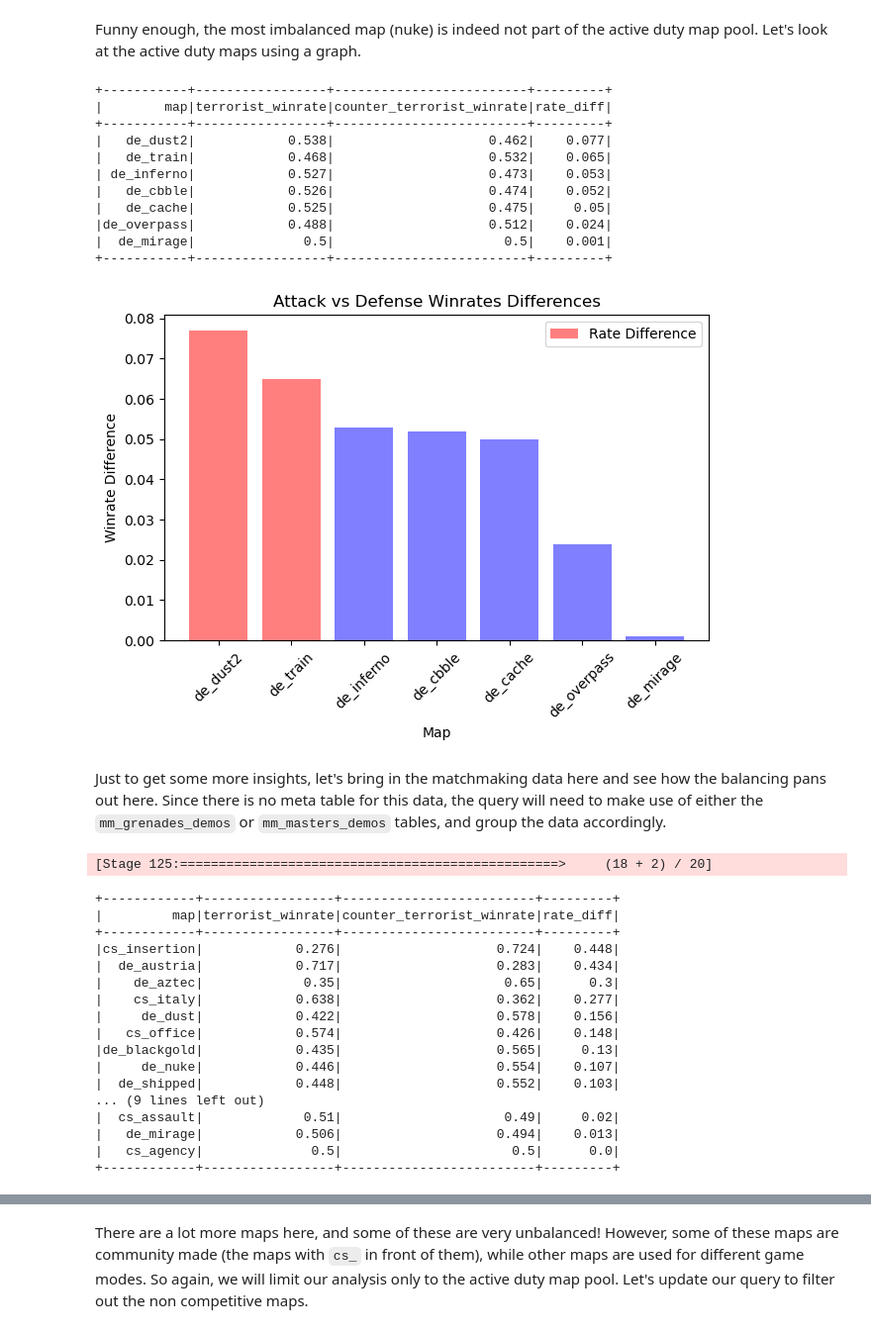
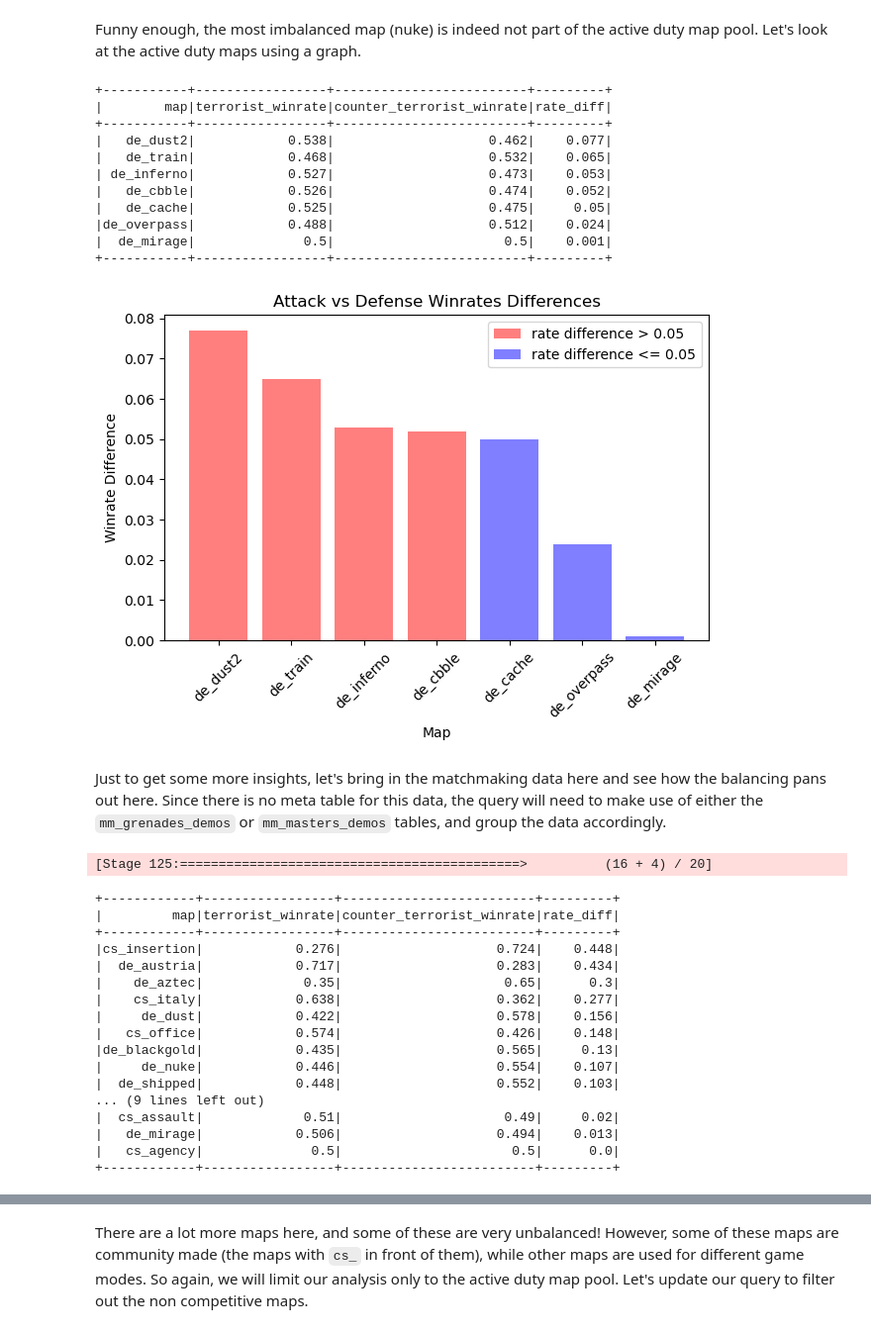
Before and after one commit to ashleyradford/spark-analysis, a Jupyter notebook: csgo_analysis.ipynb, the cells around one changed output, grey strips where cells are left out. Shown at 99% size. Drawn from its saved outputs; the diff is of its cells as text; code cells hidden in the pictures.

```diff
--- a/csgo_analysis.ipynb
+++ b/csgo_analysis.ipynb
@@ -917,65 +924,81 @@ Name: _c0, dtype: object
 Funny enough, the most imbalanced map (nuke) is indeed not part of the active duty map pool. Let's look at the active duty maps using a graph.
 # %%
 # get the attack and defense sided percentages in scrim play
-esea_cmap_rates = spark.sql("SELECT map,\
-                            ROUND(SUM(IF(winner_side = 'Terrorist', 1, 0)) / COUNT(round), 3) AS terrorist_winrate,\
-                            ROUND(SUM(IF(winner_side = 'CounterTerrorist', 1, 0)) / COUNT(round), 3) AS counter_terrorist_winrate,\
-                            ROUND(ABS(SUM(IF(winner_side = 'Terrorist', 1, 0)) / COUNT(round) - SUM(IF(winner_side = 'CounterTerrorist', 1, 0)) / COUNT(round)), 3) AS rate_diff\
-                        FROM meta_table\
-                        WHERE map IN ('de_cache', 'de_cbble', 'de_dust2', 'de_inferno', 'de_mirage', 'de_overpass', 'de_train')\
-                        GROUP BY map\
-                        ORDER BY rate_diff DESC")
+esea_cmap_rates = spark.sql(
+    """SELECT
+        map,
+        ROUND(SUM(IF(winner_side = 'Terrorist', 1, 0)) / COUNT(round), 3) AS terrorist_winrate,
+        ROUND(SUM(IF(winner_side = 'CounterTerrorist', 1, 0)) / COUNT(round), 3) AS counter_terrorist_winrate,
+        ROUND(ABS(SUM(IF(winner_side = 'Terrorist', 1, 0)) / COUNT(round) - SUM(IF(winner_side = 'CounterTerrorist', 1, 0)) / COUNT(round)), 3) AS rate_diff
+    FROM
+        meta_table
+    WHERE
+        map IN ('de_cache', 'de_cbble', 'de_dust2', 'de_inferno', 'de_mirage', 'de_overpass', 'de_train')
+    GROUP BY
+        map
+    ORDER BY
+        rate_diff DESC""")
 esea_cmap_rates.show()
 
+# some set up
+esea_cmap_rates_pd = esea_cmap_rates.toPandas()
+maps = esea_cmap_rates_pd['map']
+rate_diff = esea_cmap_rates_pd['rate_diff']
+colors = ['blue' if x <= 0.05 else 'red' for x in esea_cmap_rates_pd['rate_diff']]
+
 # plot the data as a bar graph
-esea_cmap_rates_pd = esea_cmap_rates.toPandas()
-plt.bar(esea_cmap_rates_pd['map'], esea_cmap_rates_pd['rate_diff'], label='Rate Difference',
-        alpha=0.5, color=['blue' if x <= 0.06 else 'red' for x in esea_cmap_rates_pd['rate_diff']])
+bars = plt.bar(maps, rate_diff, alpha=0.5, color=colors)
 
 # customize the plot
 plt.xlabel('Map')
 plt.ylabel('Winrate Difference')
 plt.title('Attack vs Defense Winrates Differences')
 plt.xticks(rotation=45)
-plt.legend()
+
+# create custom legend handles and labels
+handles = [bars[0], bars[-1]]
+labels = ['rate difference > 0.05', 'rate difference <= 0.05']
+plt.legend(handles, labels)
 
 # display the plot
 plt.tight_layout()
 plt.show()
 # %% [output]
 +-----------+-----------------+-------------------------+---------+
 |        map|terrorist_winrate|counter_terrorist_winrate|rate_diff|
 +-----------+-----------------+-------------------------+---------+
 |   de_dust2|            0.538|                    0.462|    0.077|
 |   de_train|            0.468|                    0.532|    0.065|
 | de_inferno|            0.527|                    0.473|    0.053|
 |   de_cbble|            0.526|                    0.474|    0.052|
 |   de_cache|            0.525|                    0.475|     0.05|
 |de_overpass|            0.488|                    0.512|    0.024|
 |  de_mirage|              0.5|                      0.5|    0.001|
 +-----------+-----------------+-------------------------+---------+
-[figure, old version]
+[figure, new version]
 # %% [markdown]
 Just to get some more insights, let's bring in the matchmaking data here and see how the balancing pans out here. Since there is no meta table for this data, the query will need to make use of either the `mm_grenades_demos` or `mm_masters_demos` tables, and group the data accordingly.
 # %%
 # get the attack and defense sided percentages in ranked play
 mm_map_rates = spark.sql(
-    "SELECT\
-        round_data.map,\
-        ROUND(SUM(IF(round_data.winner_side = 'Terrorist', 1, 0)) / COUNT(round_data.round), 3) AS terrorist_winrate,\
-        ROUND(SUM(IF(round_data.winner_side = 'CounterTerrorist', 1, 0)) / COUNT(round_data.round), 3) AS counter_terrorist_winrate,\
-        ROUND(ABS(SUM(IF(round_data.winner_side = 'Terrorist', 1, 0)) / COUNT(round_data.round) - SUM(IF(round_data.winner_side = 'CounterTerrorist', 1, 0)) / COUNT(round_data.round)), 3) AS rate_diff\
-    FROM\
-        (SELECT file, round, MAX(winner_side) AS winner_side, MAX(map) AS map\
-            FROM mm_table\
-            GROUP BY file, round\
-        ) AS round_data\
-    GROUP BY round_data.map\
-    ORDER BY rate_diff DESC")
+    """SELECT
+        round_data.map,
+        ROUND(SUM(IF(round_data.winner_side = 'Terrorist', 1, 0)) / COUNT(round_data.round), 3) AS terrorist_winrate,
+        ROUND(SUM(IF(round_data.winner_side = 'CounterTerrorist', 1, 0)) / COUNT(round_data.round), 3) AS counter_terrorist_winrate,
+        ROUND(ABS(SUM(IF(round_data.winner_side = 'Terrorist', 1, 0)) / COUNT(round_data.round) - SUM(IF(round_data.winner_side = 'CounterTerrorist', 1, 0)) / COUNT(round_data.round)), 3) AS rate_diff
+    FROM
+        (SELECT file, round, MAX(winner_side) AS winner_side, MAX(map) AS map
+            FROM mm_table
+            GROUP BY file, round
+        ) AS round_data
+    GROUP BY
+        round_data.map
+    ORDER BY
+        rate_diff DESC""")
 
 mm_map_rates.show(30)
 # %% [output]
-[Stage 125:=================================================>     (18 + 2) / 20]
+[Stage 125:============================================>          (16 + 4) / 20]
 +------------+-----------------+-------------------------+---------+
 |         map|terrorist_winrate|counter_terrorist_winrate|rate_diff|
 +------------+-----------------+-------------------------+---------+
```
Also changed, not shown: parts of 44 cells of this notebook.
